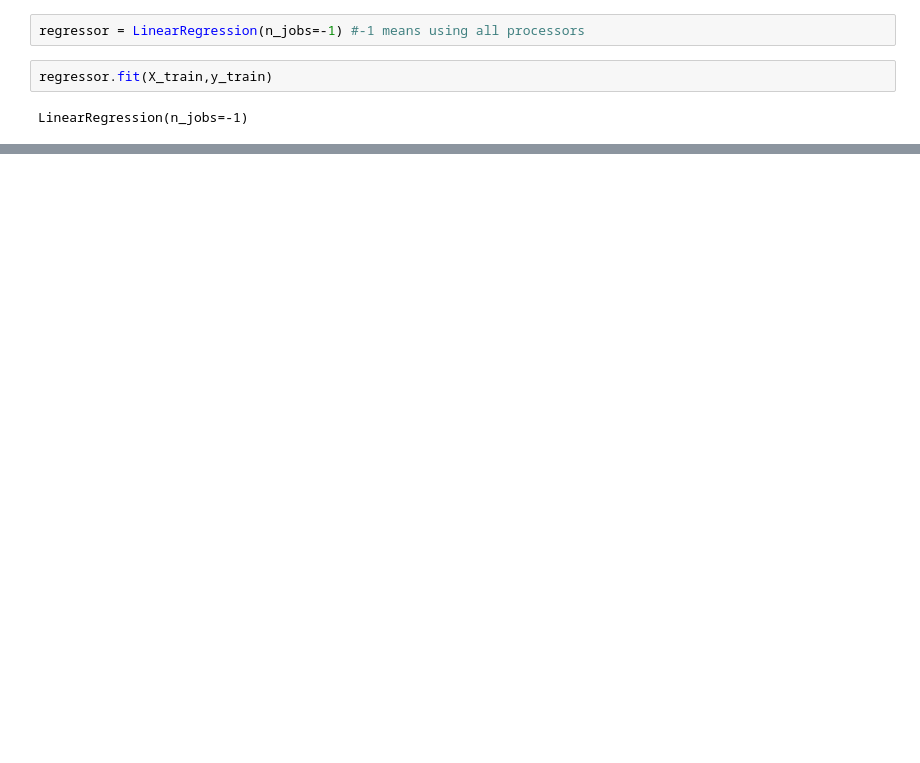
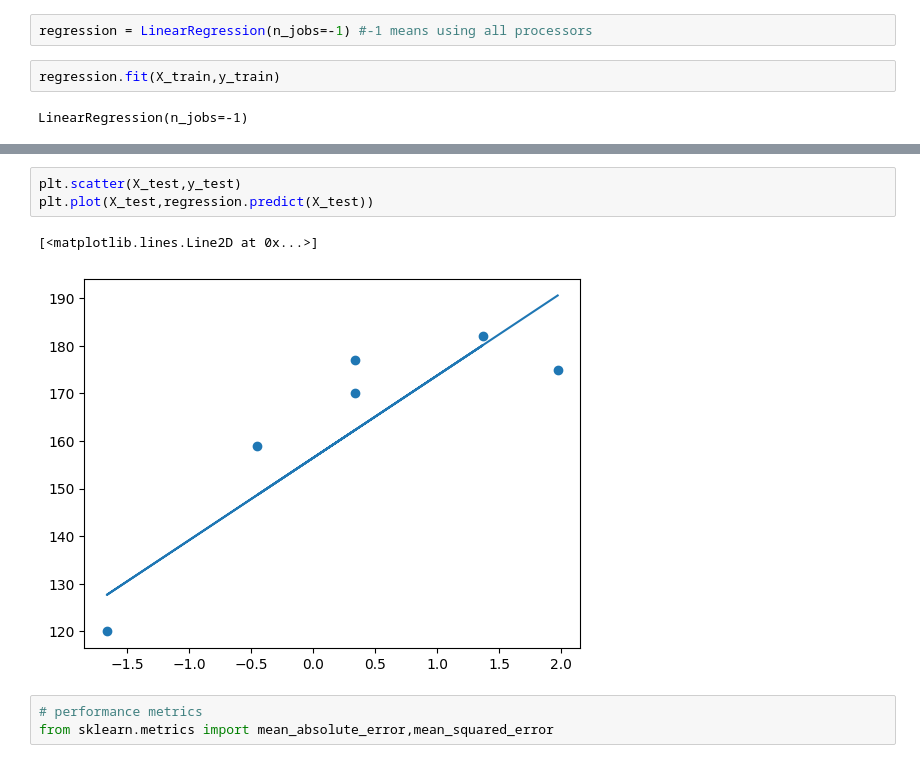
Before and after one commit to Navneet0094/Data-science, a Jupyter notebook: ML Practice/Linear regression/linearpractical.ipynb, the cells around one changed output, grey strips where cells are left out. Drawn from its saved outputs; the diff is of its cells as text; blank space fills up the shorter version.

```diff
--- a/ML Practice/Linear regression/linearpractical.ipynb
+++ b/ML Practice/Linear regression/linearpractical.ipynb
@@ -162,8 +202,8 @@ array([[ 0.33497168],
 # step:4 Apply linear regression model
 from sklearn.linear_model import LinearRegression
 # %%
-regressor = LinearRegression(n_jobs=-1) #-1 means using all processors
+regression = LinearRegression(n_jobs=-1) #-1 means using all processors
 # %%
-regressor.fit(X_train,y_train)
+regression.fit(X_train,y_train)
 # %% [output]
 LinearRegression(n_jobs=-1)
@@ -184,0 +248,9 @@ plt.plot(X_train,regressor.predict(X_train))
+# %%
+plt.scatter(X_test,y_test)
+plt.plot(X_test,regression.predict(X_test))
+# %% [output]
+[<matplotlib.lines.Line2D at 0x...>]
+[figure, added]
+# %%
+# performance metrics
+from sklearn.metrics import mean_absolute_error,mean_squared_error
```
Also changed, not shown: parts of 27 cells of this notebook, 2 other files.
